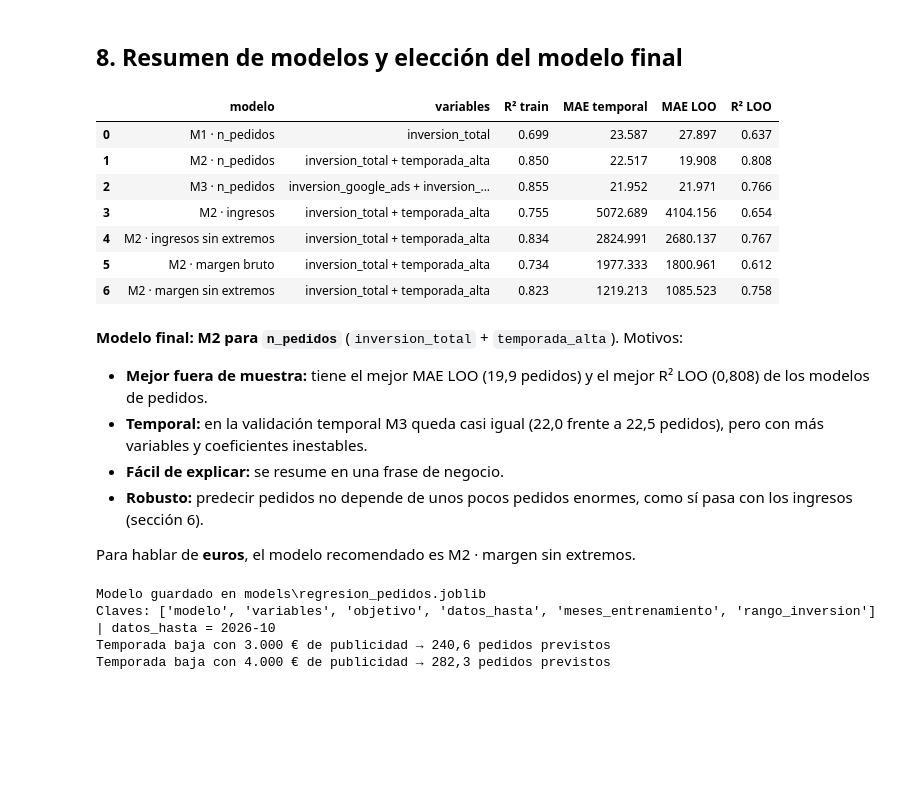
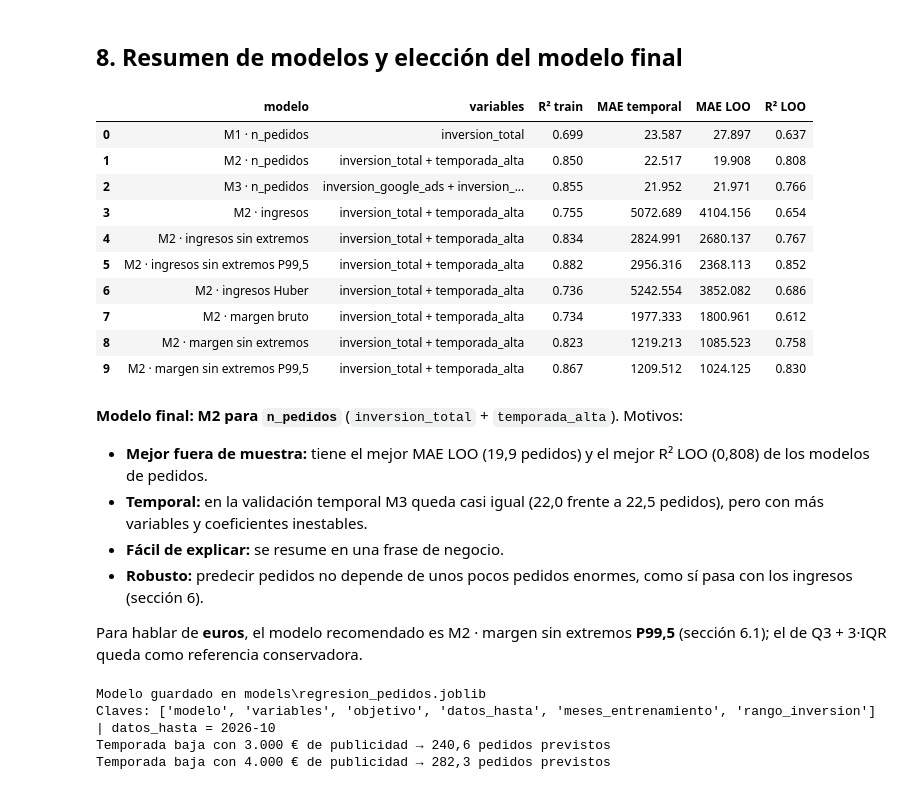
Before and after one commit to ivangarciajimenez06-blip/tienda-analytics, a Jupyter notebook: notebooks/02_regresion.ipynb, the cells around one changed output. Drawn from its saved outputs; the diff is of its cells as text; code cells hidden in the pictures; blank space fills up the shorter version.

Commit message:
fix: 02_regresion compara Q3+3·IQR con P99,5 y Huber (sección 6.1) y rentabilidad con P99,5
Co-Authored-By: Claude Opus 5.5 <noreply@anthropic.com>

```diff
--- a/notebooks/02_regresion.ipynb
+++ b/notebooks/02_regresion.ipynb
@@ -262,14 +268,15 @@ No tenemos otros meses, así que los simulamos: se sacan 24 meses **al azar con
 Se repite 1.000 veces. El intervalo entre el percentil 2,5 y el 97,5 de esos 1.000 coeficientes es
 el **intervalo de confianza del 95 %**.
 # %%
-def bootstrap(variables: list, objetivo: str, n: int = 1000) -> np.ndarray:
+def bootstrap(variables: list, objetivo: str, n: int = 1000, estimador=None) -> np.ndarray:
     """Coeficiente de la primera variable en n remuestreos con reemplazo (semilla 42)."""
+    estimador = LinearRegression() if estimador is None else estimador
     rng = np.random.default_rng(SEMILLA)
     coeficientes = []
     for _ in range(n):
         filas = rng.integers(0, len(mensual), size=len(mensual))  # 24 filas al azar con reemplazo
         muestra = mensual.iloc[filas]
-        modelo = LinearRegression().fit(muestra[variables], muestra[objetivo])
+        modelo = clone(estimador).fit(muestra[variables], muestra[objetivo])
         coeficientes.append(modelo.coef_[0])
     return np.array(coeficientes)
 
@@ -493,3 +660,27 @@ Leave-One-Out (24 meses):   MAE 1.085,5 | RMSE 1.293,8 | R² 0.758
 Sin extremos: cada € de publicidad genera 2,01 € de margen bruto (IC 95 %: 1,61 – 2,70 €)
 Beneficio neto por € invertido: 1,01 € (IC 95 %: 0,61 – 1,70 €)
 Remuestreos con margen por € < 1: 0 de 1000
+# %%
+# Estimación elegida: sin los pedidos por encima del percentil 99,5 (criterio de la sección 6.1)
+res_margen_p995 = evaluar(MODELOS["M2"], "margen_sin_p995")
+mostrar("M2 · margen sin extremos (P99,5)", res_margen_p995, unidad="€")
+
+coefs_margen_p995 = bootstrap(MODELOS["M2"], "margen_sin_p995")
+beta_margen_p995 = res_margen_p995["modelo"].coef_[0]
+mp_bajo, mp_alto = np.percentile(coefs_margen_p995, [2.5, 97.5])
+margen_excluido = 1 - mensual["margen_sin_p995"].sum() / mensual["margen_bruto"].sum()
+print(f"P99,5: cada € de publicidad genera {num(beta_margen_p995, 2)} € de margen bruto "
+      f"(IC 95 %: {num(mp_bajo, 2)} – {num(mp_alto, 2)} €)")
+print(f"Beneficio neto por € invertido: {num(beta_margen_p995 - 1, 2)} € (IC 95 %: {num(mp_bajo - 1, 2)} – {num(mp_alto - 1, 2)} €)")
+print(f"Remuestreos con margen por € < 1: {(coefs_margen_p995 < 1).sum()} de {len(coefs_margen_p995)}")
+print(f"Margen excluido: {num(100 * margen_excluido, 1)} % "
+      f"(con Q3 + 3·IQR: {num(100 * (1 - mensual['margen_sin_extremos'].sum() / mensual['margen_bruto'].sum()), 1)} %)")
+
+pd.DataFrame({
+    "estimación": ["Todos los pedidos", "Sin extremos Q3 + 3·IQR (referencia)", "Sin extremos P99,5 (elegida)"],
+    "margen por €": [beta_margen, beta_margen_sin, beta_margen_p995],
+    "IC 95 % bajo": [mg_bajo, ms_bajo, mp_bajo],
+    "IC 95 % alto": [mg_alto, ms_alto, mp_alto],
+    "R² LOO": [r["loo"]["R2"] for r in (res_margen, res_margen_sin, res_margen_p995)],
+    "MAE LOO (€)": [r["loo"]["MAE"] for r in (res_margen, res_margen_sin, res_margen_p995)],
+}).set_index("estimación").round(3)
@@ -507,26 +722,30 @@ Remuestreos con margen por € < 1: 0 de 1000
 ## 8. Resumen de modelos y elección del modelo final
 # %%
 todos = {"M1 · n_pedidos": resultados["M1"], "M2 · n_pedidos": resultados["M2"], "M3 · n_pedidos": resultados["M3"],
-         "M2 · ingresos": res_ingresos, "M2 · ingresos sin extremos": res_sin_ext, "M2 · margen bruto": res_margen,
-         "M2 · margen sin extremos": res_margen_sin}
+         "M2 · ingresos": res_ingresos, "M2 · ingresos sin extremos": res_sin_ext, "M2 · ingresos sin extremos P99,5": res_p995,
+         "M2 · ingresos Huber": res_huber, "M2 · margen bruto": res_margen,
+         "M2 · margen sin extremos": res_margen_sin, "M2 · margen sin extremos P99,5": res_margen_p995}
 resumen = pd.DataFrame([{
     "modelo": nombre,
     "variables": " + ".join(r["variables"]),
     "R² train": r["r2_train"],
     "MAE temporal": r["temporal"]["MAE"],
     "MAE LOO": r["loo"]["MAE"],
     "R² LOO": r["loo"]["R2"],
 } for nombre, r in todos.items()])
 resumen.round(3)
 # %% [output]
 |  | modelo | variables | R² train | MAE temporal | MAE LOO | R² LOO |
 | 0 | M1 · n_pedidos | inversion_total | 0.699 | 23.587 | 27.897 | 0.637 |
 | 1 | M2 · n_pedidos | inversion_total + temporada_alta | 0.850 | 22.517 | 19.908 | 0.808 |
 | 2 | M3 · n_pedidos | inversion_google_ads + inversion_... | 0.855 | 21.952 | 21.971 | 0.766 |
 | 3 | M2 · ingresos | inversion_total + temporada_alta | 0.755 | 5072.689 | 4104.156 | 0.654 |
 | 4 | M2 · ingresos sin extremos | inversion_total + temporada_alta | 0.834 | 2824.991 | 2680.137 | 0.767 |
-| 5 | M2 · margen bruto | inversion_total + temporada_alta | 0.734 | 1977.333 | 1800.961 | 0.612 |
-| 6 | M2 · margen sin extremos | inversion_total + temporada_alta | 0.823 | 1219.213 | 1085.523 | 0.758 |
+| 5 | M2 · ingresos sin extremos P99,5 | inversion_total + temporada_alta | 0.882 | 2956.316 | 2368.113 | 0.852 |
+| 6 | M2 · ingresos Huber | inversion_total + temporada_alta | 0.736 | 5242.554 | 3852.082 | 0.686 |
+| 7 | M2 · margen bruto | inversion_total + temporada_alta | 0.734 | 1977.333 | 1800.961 | 0.612 |
+| 8 | M2 · margen sin extremos | inversion_total + temporada_alta | 0.823 | 1219.213 | 1085.523 | 0.758 |
+| 9 | M2 · margen sin extremos P99,5 | inversion_total + temporada_alta | 0.867 | 1209.512 | 1024.125 | 0.830 |
 # %% [markdown]
 **Modelo final: M2 para `n_pedidos`** (`inversion_total` + `temporada_alta`). Motivos:
 
@@ -535,7 +754,7 @@ resumen.round(3)
 - **Fácil de explicar:** se resume en una frase de negocio.
 - **Robusto:** predecir pedidos no depende de unos pocos pedidos enormes, como sí pasa con los ingresos (sección 6).
 
-Para hablar de **euros**, el modelo recomendado es M2 · margen sin extremos.
+Para hablar de **euros**, el modelo recomendado es M2 · margen sin extremos **P99,5** (sección 6.1); el de Q3 + 3·IQR queda como referencia conservadora.
 # %%
 # Modelo final: M2 para n_pedidos, entrenado con los 24 meses.
 # Se guarda "datos_hasta" (último mes de los datos) y no la fecha de hoy: así, con los mismos
```
Also changed, not shown: parts of 10 cells of this notebook, 1 other file.
